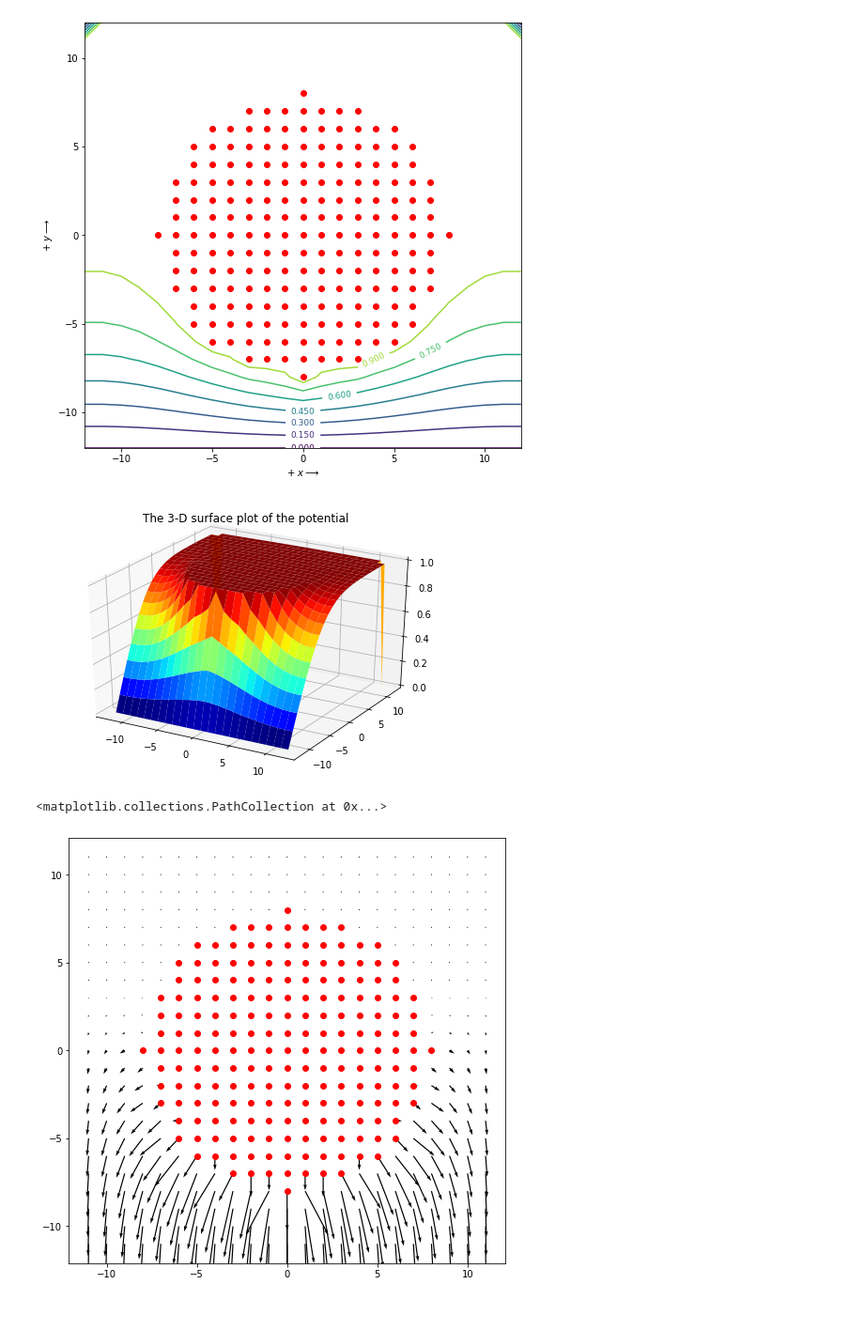
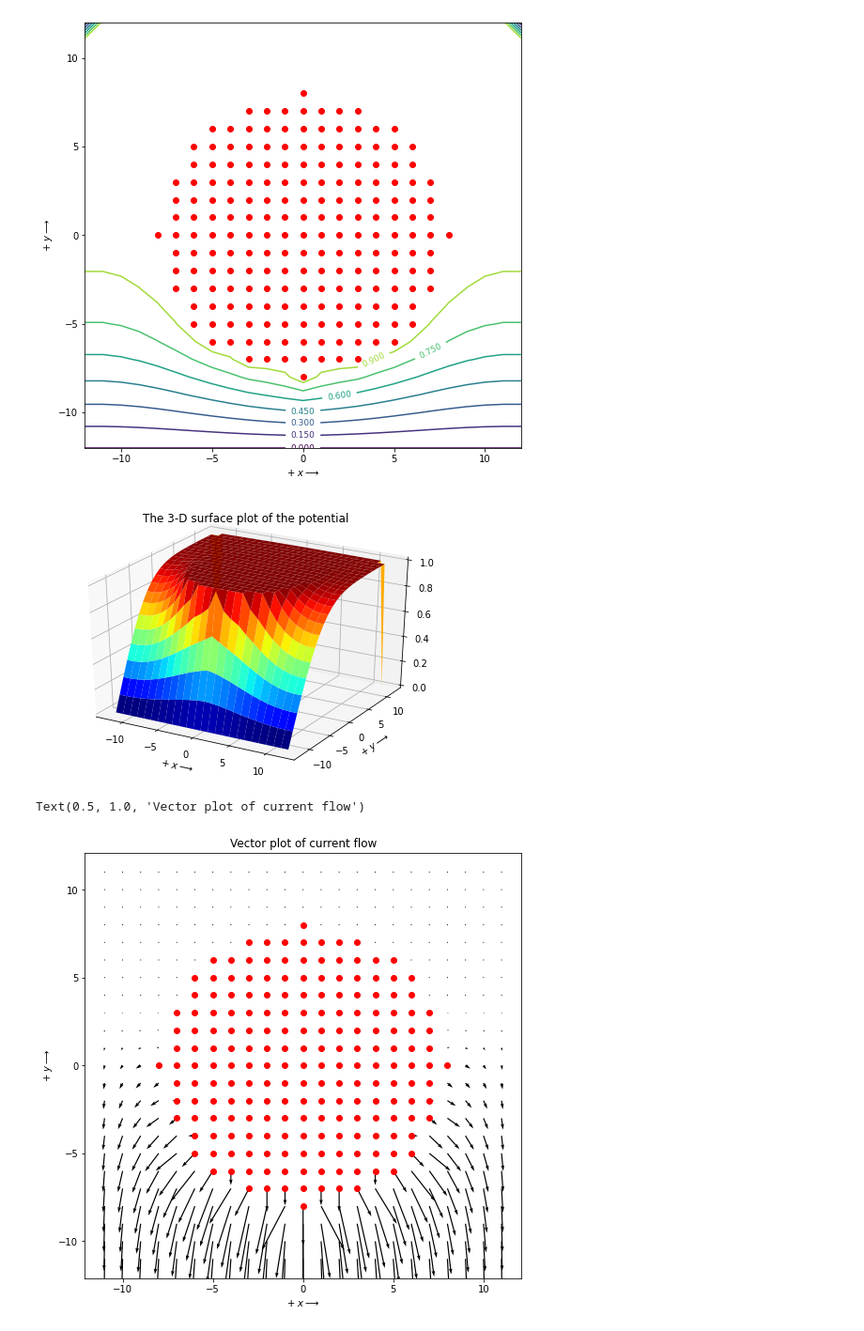
Before and after one commit to shanmukh2607/EE2703, a Jupyter notebook: week5-resistor/Assignment 5.ipynb, the cells around one changed output. Shown: that part at 94% size. Drawn from its saved outputs; the diff is of its cells as text; code cells hidden in the pictures.

```diff
--- a/week5-resistor/Assignment 5.ipynb
+++ b/week5-resistor/Assignment 5.ipynb
@@ -13,13 +23,8 @@ Niter = 1500
 # %%
 phi = np.zeros((Ny,Nx))
 # %%
-if Nx % 2 ==1:
-    endx = (Nx-1)//2
-    x = np.arange(-endx,endx+1)
-if Ny % 2 ==1:
-    endy = (Ny-1)//2
-    y = np.asarray(range(+endy,-endy-1,-1))
-
+x = np.arange(Nx) - (Nx-1)/2
+y = np.flip(np.arange(Ny) - (Ny-1)/2)
 X,Y = np.meshgrid(x,y)
 ii = np.where(X*X + Y*Y <= radius**2)
 phi[ii] =1
@@ -177,16 +168,21 @@ ax.clabel(cs, inline =1, fontsize = 9)
 fig1=plt.figure(6)     # open a new figure
 ax=p3.Axes3D(fig1) # Axes3D is the means to do a surface plot
 plt.title('The 3-D surface plot of the potential')
+plt.xlabel(r'+ $x\longrightarrow$')
+plt.ylabel(r'+ $y\longrightarrow$')
 surf = ax.plot_surface(X, Y, phi, rstride=1, cstride=1, cmap=plt.cm.jet)
 # %% [output]
-[figure, old version]
+[figure, new version]
 # %%
 Jx = 0.5*(phi[1:-1,:-2]-phi[1:-1,2:]) # 0.5*(phi(x-1,y) - phi(x+1,y)) in cartesian
 Jy = 0.5*(phi[2:,1:-1]-phi[:-2,1:-1]) # 0.5*(phi(x, y-1) - phi(x,y+1)) in cartesian
 # %%
 fig,ax = plt.subplots(figsize=(Nx/3,Ny/3),num =7)
 ax.quiver(X[1:-1,1:-1],Y[1:-1,1:-1],Jx,Jy)
-ax.scatter(ii[1]-endx,ii[0]-endy,marker = 'o', color ='r')
+ax.scatter(ii[1]-(Nx-1)/2,ii[0]-(Ny-1)/2,marker = 'o', color ='r')
+plt.xlabel(r'+ $x\longrightarrow$')
+plt.ylabel(r'+ $y\longrightarrow$')
+plt.title('Vector plot of current flow')
 # %% [output]
-<matplotlib.collections.PathCollection at 0x...>
+Text(0.5, 1.0, 'Vector plot of current flow')
-[figure, old version]
+[figure, new version]
```
Also changed, not shown: parts of 7 cells of this notebook, 12 other files.
